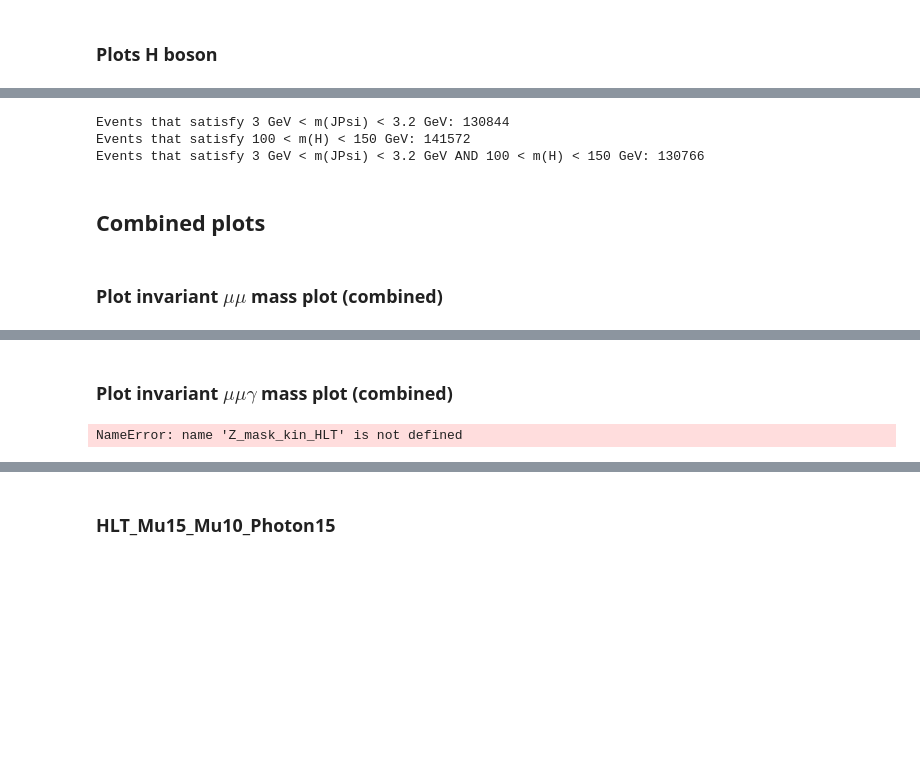
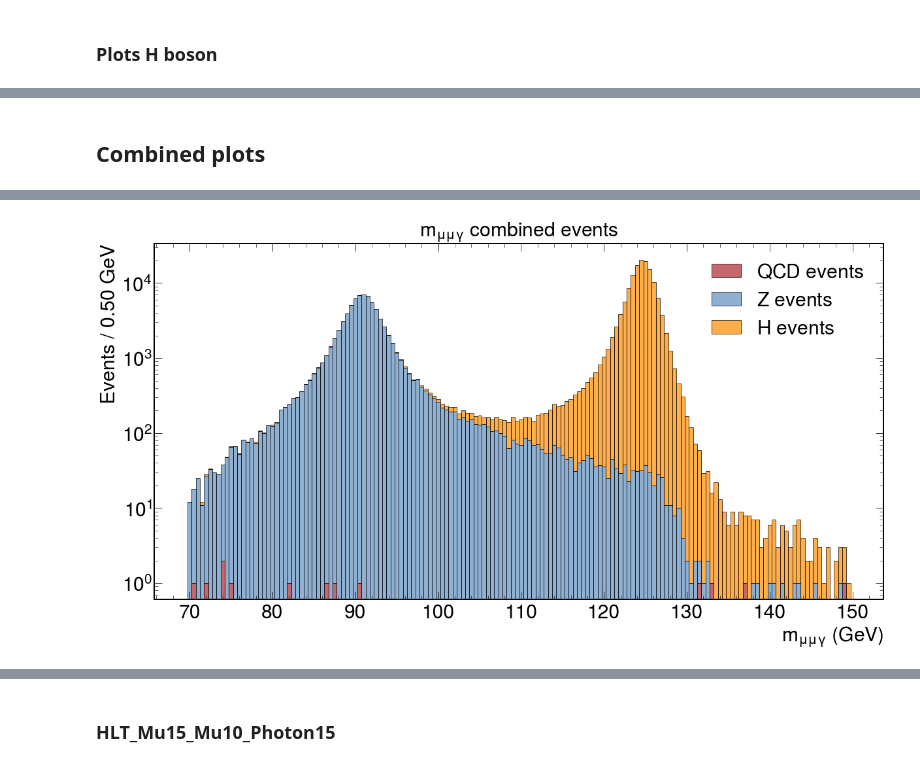
Before and after one commit to javivilladamigo/ResearchActivities, a Jupyter notebook: efficiencies.ipynb, the cells around one changed output, grey strips where cells are left out. Saved outputs shown, nothing was run; the diff lists cells and outputs as text; code cells hidden in the pictures; blank space fills up the shorter version.

```diff
--- a/efficiencies.ipynb
+++ b/efficiencies.ipynb
@@ -608,12 +667,2 @@ Text(0.5, 1.0, 'H boson events')
-# %%
-print("Events that satisfy 3 GeV < m(JPsi) < 3.2 GeV:", len(selectedJPsi.mass[(selectedJPsi.mass > 3) & (selectedJPsi.mass < 3.2)]))
-print("Events that satisfy 100 < m(H) < 150 GeV:", len(selectedHorZ.mass[(selectedHorZ.mass > 100.) & (selectedHorZ.mass < 150.)]))
-print("Events that satisfy 3 GeV < m(JPsi) < 3.2 GeV AND 100 < m(H) < 150 GeV:", len(selectedHorZ.mass[(selectedJPsi.mass > 3.) & (selectedJPsi.mass < 3.2) & (selectedHorZ.mass > 100.) & (selectedHorZ.mass < 150.)]))
-# %% [output]
-Events that satisfy 3 GeV < m(JPsi) < 3.2 GeV: 130844
-Events that satisfy 100 < m(H) < 150 GeV: 141572
-Events that satisfy 3 GeV < m(JPsi) < 3.2 GeV AND 100 < m(H) < 150 GeV: 130766
 # %% [markdown]
 ## Combined plots
-# %% [markdown]
-### Plot invariant $\mu\mu$ mass plot (combined)
@@ -624,4 +669,18 @@ JPsi_H = H_events.JPsi[H_mask_kin_HLT]
 # %%
+# selectedJPsi and ZH
+JPsi_QCD = QCD_events.JPsi[QCD_mask_kin_HLT]
+JPsi_Z = Z_events.JPsi[Z_mask_kin_HLT]
+JPsi_H = H_events.JPsi[H_mask_kin_HLT]
+
+HorZ_QCD = QCD_events.HorZ[QCD_mask_kin_HLT]
+HorZ_Z = Z_events.HorZ[Z_mask_kin_HLT]
+HorZ_H = H_events.HorZ[H_mask_kin_HLT]
+
+
+
+'''
+Invariant mumu mass
+'''
 _min = 0
 _max = 5. # max(ak.max(JPsi_QCD.mass), ak.max(JPsi_Z.mass), ak.max(JPsi_H.mass))
 width = .1 # GeV
@@ -630,40 +689,74 @@ xbins = np.linspace(_min, _max, nbins)
 
 _JPsi_mass_QCD =  ak.flatten(JPsi_QCD.mass[(JPsi_QCD.mass > _min) & (JPsi_QCD.mass < _max)], axis = None)
 _JPsi_mass_Z =  ak.flatten(JPsi_Z.mass[(JPsi_Z.mass > _min) & (JPsi_Z.mass < _max)], axis = None)
 _JPsi_mass_H =  ak.flatten(JPsi_H.mass[(JPsi_H.mass > _min) & (JPsi_H.mass < _max)], axis = None)
 
 _JPsi_mass = [ak.to_numpy(_JPsi_mass_QCD), ak.to_numpy(_JPsi_mass_Z), ak.to_numpy(_JPsi_mass_H)]
 labels = ["${\\rm QCD\ events}$", "${\\rm Z\ events}$", "${\\rm H\ events}$"]
 colors = [QCD_color, Z_color, H_color]
 
 fig, ax = plt.subplots(figsize=(20, 10))
 h, bins, _ = ax.hist(
     _JPsi_mass,
     bins = xbins,
     #histtype = "stepfilled",
     color = colors,
     alpha = 0.7,
     edgecolor = "black",
     stacked = True,
     label = labels,
     align = "left"
 )
 ax.set_yscale("log")
 ax.tick_params(axis = 'both', which = 'major', labelsize = 30)
 ax.set_xlabel("$m_{\mu \mu}\ ({\\rm GeV})$", fontsize = 30)
 ax.set_ylabel("Events / %.2f GeV" % width, fontsize = 30)
 #ax.set_xlim(_min, _max)
 #ax.set_ylim(0, 12)
 ax.legend(loc = "best", fontsize = 30)
-ax.set_title("${\\rm J}/\psi$ combined events", fontsize = 30)
-plt.savefig("plots/combinedEventsTest_JPsi.pdf")
+ax.set_title("$m_{\mu\mu}$ combined events", fontsize = 30)
+plt.savefig("plots/m_mumu/m_mumu_combined.pdf")
+
+
+
+'''
+Invariant mumu mass
+'''
+_min = 70.
+_max = 150. # max(ak.max(JPsi_QCD.mass), ak.max(JPsi_Z.mass), ak.max(JPsi_H.mass))
+width = .5 # GeV
+nbins = int(round((_max - _min) / width)) + 1
+xbins = np.linspace(_min, _max, nbins)
+
+_HorZ_mass_QCD =  ak.flatten(HorZ_QCD.mass[(HorZ_QCD.mass > _min) & (HorZ_QCD.mass < _max)], axis = None)
+_HorZ_mass_Z =  ak.flatten(HorZ_Z.mass[(HorZ_Z.mass > _min) & (HorZ_Z.mass < _max)], axis = None)
+_HorZ_mass_H =  ak.flatten(HorZ_H.mass[(HorZ_H.mass > _min) & (HorZ_H.mass < _max)], axis = None)
+
+_HorZ_mass = [ak.to_numpy(_HorZ_mass_QCD), ak.to_numpy(_HorZ_mass_Z), ak.to_numpy(_HorZ_mass_H)]
+labels = ["${\\rm QCD\ events}$", "${\\rm Z\ events}$", "${\\rm H\ events}$"]
+colors = [QCD_color, Z_color, H_color]
+
+fig, ax = plt.subplots(figsize=(20, 10))
+h, bins, _ = ax.hist(
+    _HorZ_mass,
+    bins = xbins,
+    #histtype = "stepfilled",
+    color = colors,
+    alpha = 0.7,
+    edgecolor = "black",
+    stacked = True,
+    label = labels,
+    align = "left"
+)
+ax.set_yscale("log")
+ax.tick_params(axis = 'both', which = 'major', labelsize = 30)
+ax.set_xlabel("$m_{\mu \mu \gamma}\ ({\\rm GeV})$", fontsize = 30)
+ax.set_ylabel("Events / %.2f GeV" % width, fontsize = 30)
+#ax.set_xlim(_min, _max)
+#ax.set_ylim(0, 12)
+ax.legend(loc = "best", fontsize = 30)
+ax.set_title("$m_{\mu\mu\gamma}$ combined events", fontsize = 30)
+plt.savefig("plots/combinedEventsTest_ZH.pdf")
 # %% [output]
 [figure]
+[figure, added]
-# %% [markdown]
-### Plot invariant $\mu\mu\gamma$ mass plot (combined)
-# %%
-DeltaR_QCD = QCD_events.fields
-DeltaR_Z = Z_events.HorZ[Z_mask_kin_HLT]
-DeltaR_H = H_events.HorZ[H_mask_kin_HLT]
-# %% [output]
-NameError: name 'Z_mask_kin_HLT' is not defined
```
Also changed, not shown: parts of 95 cells of this notebook.
